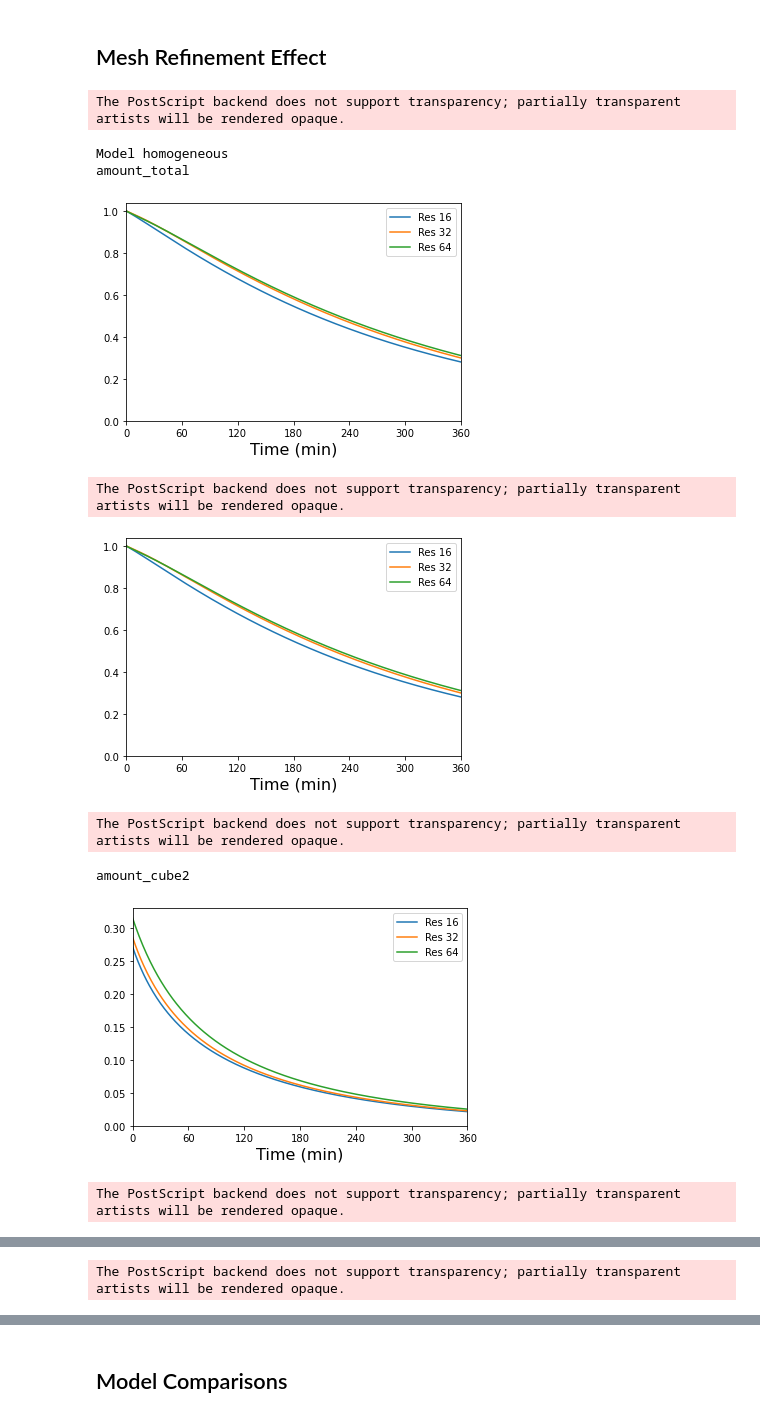
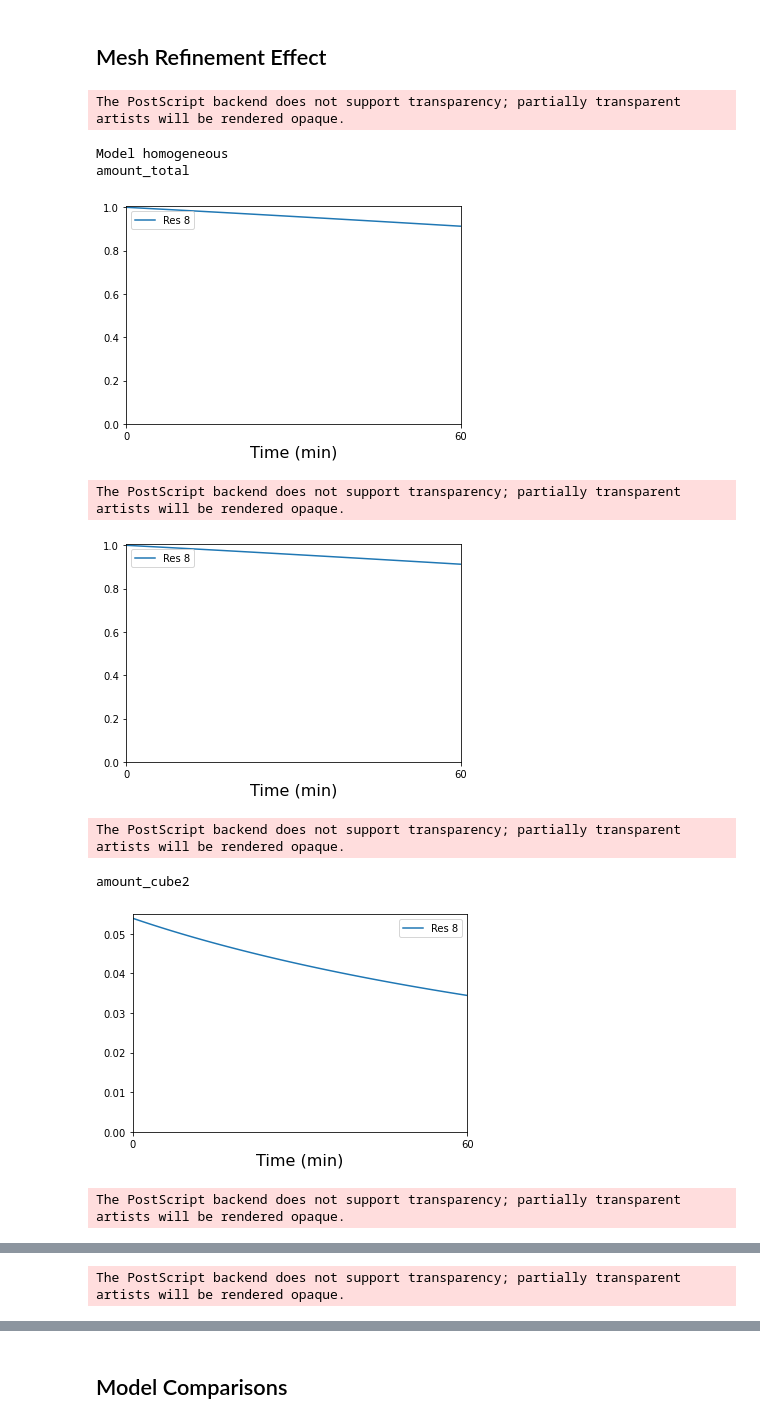
Before and after one commit to jorgenriseth/multirat, a Jupyter notebook: notebooks/Visualization and Measurements.ipynb, the cells around one changed output, grey strips where cells are left out. Drawn from its saved outputs; the diff is of its cells as text; code cells hidden in the pictures.

```diff
--- a/notebooks/Visualization and Measurements.ipynb
+++ b/notebooks/Visualization and Measurements.ipynb
@@ -17,7 +14,7 @@ ModuleNotFoundError: No module named 'skallaflow'
 # %%
 def get_values(model, resolution, function, hours=np.inf):
     storagepath = Path(f"../results/results-{model}-mesh{res}")
-    storage = sf.TimeSeriesStorage("r", storagepath)
+    storage = TimeSeriesStorage("r", storagepath)
 
     endtime = 3600 * hours
     times = storage.times
@@ -59,7 +56,7 @@ values = {}
 times = {}
 
 # Poster values of interest
-resolutions = [8, 16, 32, 64]
+resolutions = [8]#, 16, 32, 64]
 hours = 6
 
 
@@ -117,7 +117,7 @@ amount_plot_labels = {
 }
 
 for model in models:
-    res = 64
+    res = 8
     time = times[model][res]
     fig, ax = plt.subplots()
     for funcname, funclabel in amount_plot_labels.items():
@@ -178,20 +178,21 @@ def plot_varying_resolution(funcname, model, resolutions=None):
     plt.savefig(f"../results/figures/inulin-diffusion-resolutions-{model}-{funcname}-{hours}hours-relative.eps", format='eps', bbox_inches="tight")
     plt.show()
 # %%
+resolutions = [8]
 for model in models:
     print("Model", model)
     for func in ["amount_total", "amount_cube2", "concentration_injection"]:
         print(func)
-        plot_varying_resolution(func, model, resolutions=[16, 32, 64])
+        plot_varying_resolution(func, model, resolutions=resolutions)
     print("=" * 80)
 # %% [output]
 The PostScript backend does not support transparency; partially transparent artists will be rendered opaque.
 Model homogeneous
 amount_total
-[figure, old version]
+[figure, new version]
 The PostScript backend does not support transparency; partially transparent artists will be rendered opaque.
-[figure, old version]
+[figure, new version]
 The PostScript backend does not support transparency; partially transparent artists will be rendered opaque.
 amount_cube2
-[figure, old version]
+[figure, new version]
 The PostScript backend does not support transparency; partially transparent artists will be rendered opaque.
```
Also changed, not shown: parts of 5 cells of this notebook, 22 other files.
